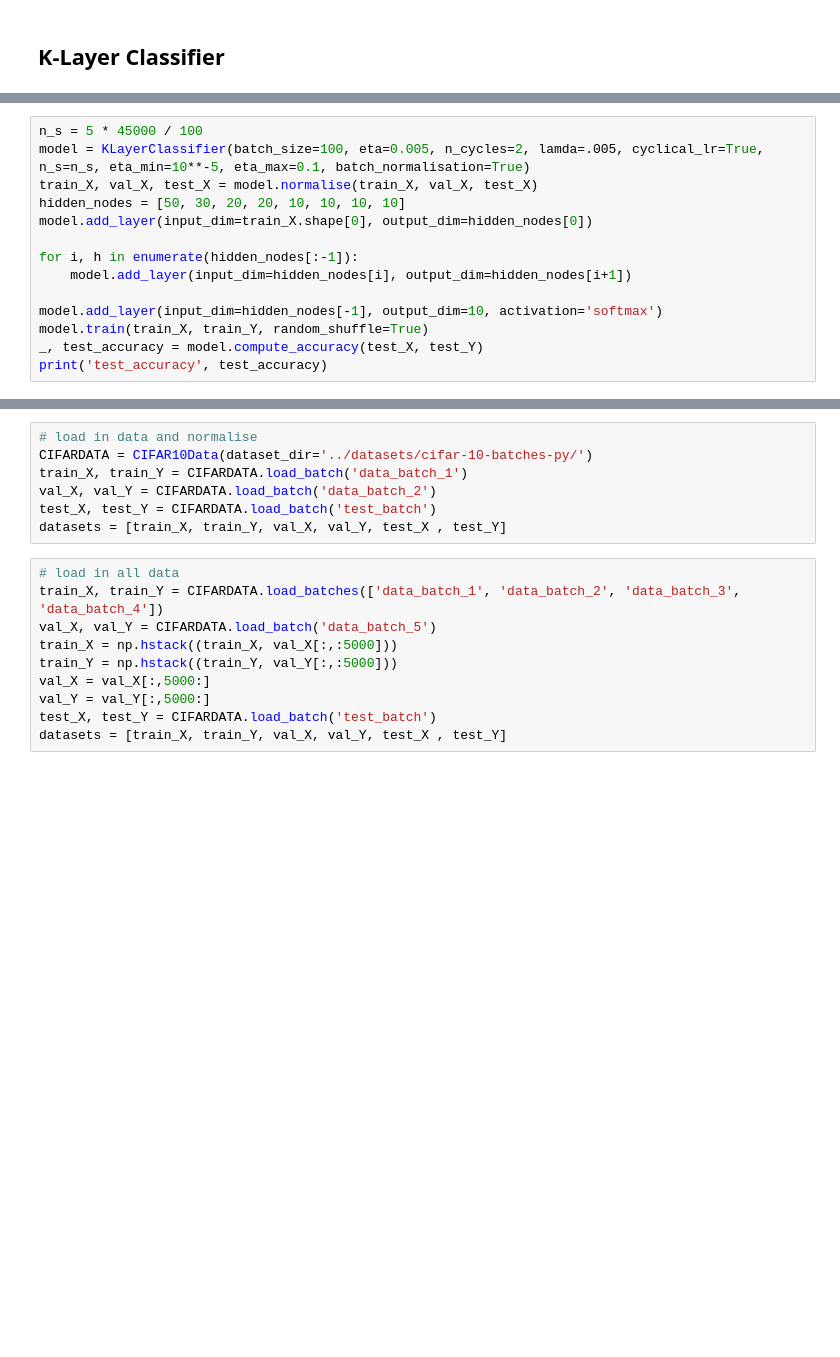
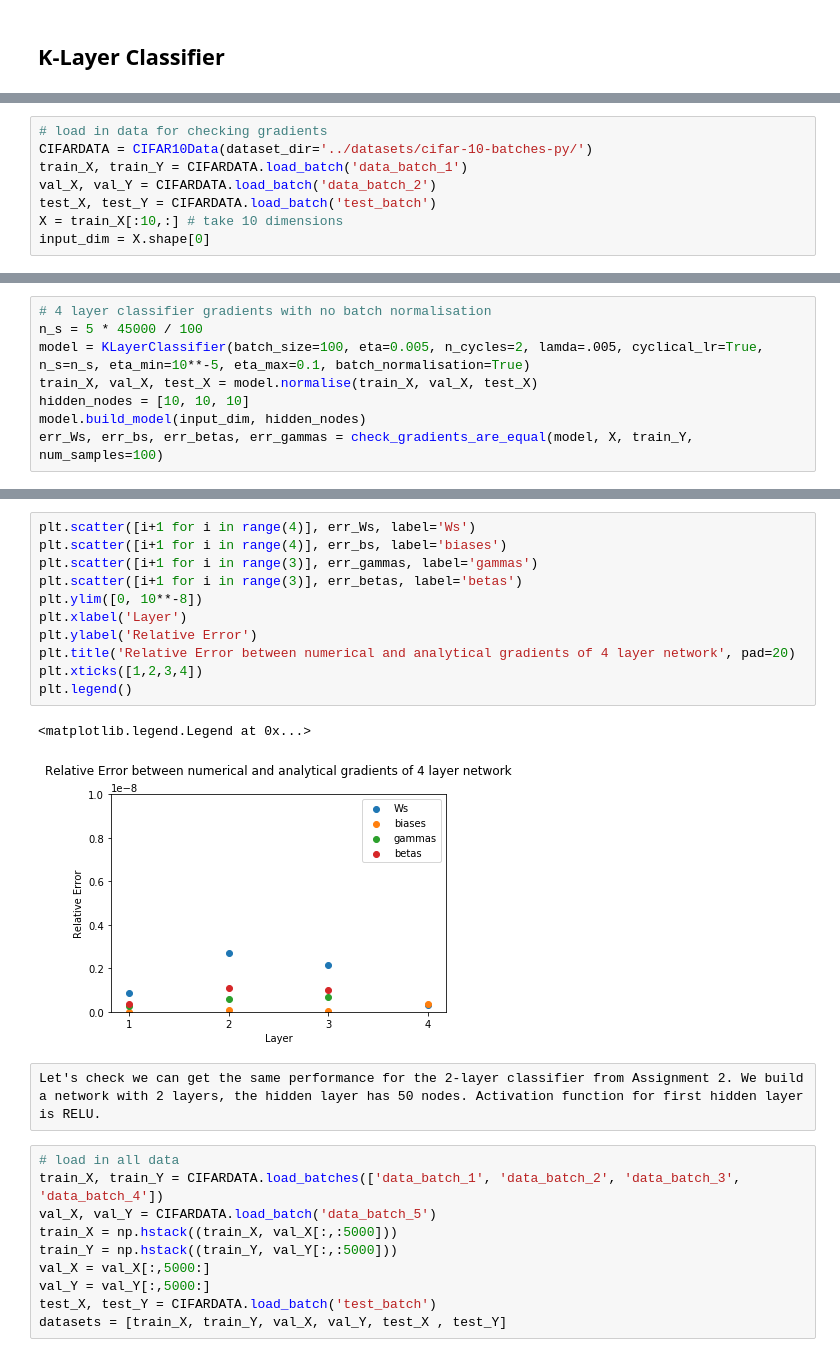
Before and after one commit to 09panesara/DD2424-Deep-Learning, a Jupyter notebook: Lab3/Lab3.ipynb, the cells around one changed output, grey strips where cells are left out. Drawn from its saved outputs; the diff is of its cells as text; blank space fills up the shorter version.

```diff
--- a/Lab3/Lab3.ipynb
+++ b/Lab3/Lab3.ipynb
@@ -369,0 +563,8 @@ class KLayerClassifier:
+# %%
+# load in data for checking gradients
+CIFARDATA = CIFAR10Data(dataset_dir='../datasets/cifar-10-batches-py/')
+train_X, train_Y = CIFARDATA.load_batch('data_batch_1')
+val_X, val_Y = CIFARDATA.load_batch('data_batch_2')
+test_X, test_Y = CIFARDATA.load_batch('test_batch')
+X = train_X[:10,:] # take 10 dimensions
+input_dim = X.shape[0]
@@ -370,15 +645,9 @@ class KLayerClassifier:
 # %%
+# 4 layer classifier gradients with no batch normalisation
 n_s = 5 * 45000 / 100
 model = KLayerClassifier(batch_size=100, eta=0.005, n_cycles=2, lamda=.005, cyclical_lr=True, n_s=n_s, eta_min=10**-5, eta_max=0.1, batch_normalisation=True)
 train_X, val_X, test_X = model.normalise(train_X, val_X, test_X)
-hidden_nodes = [50, 30, 20, 20, 10, 10, 10, 10]
-model.add_layer(input_dim=train_X.shape[0], output_dim=hidden_nodes[0])
-
-for i, h in enumerate(hidden_nodes[:-1]):
-    model.add_layer(input_dim=hidden_nodes[i], output_dim=hidden_nodes[i+1])
-
-model.add_layer(input_dim=hidden_nodes[-1], output_dim=10, activation='softmax')
-model.train(train_X, train_Y, random_shuffle=True)
-_, test_accuracy = model.compute_accuracy(test_X, test_Y)
-print('test_accuracy', test_accuracy)
+hidden_nodes = [10, 10, 10]
+model.build_model(input_dim, hidden_nodes)
+err_Ws, err_bs, err_betas, err_gammas = check_gradients_are_equal(model, X, train_Y, num_samples=100)
 # %% [output]
@@ -392,10 +671,19 @@ TypeError: '>=' not supported between instances of 'NoneType' and 'int'
-# %%
-# load in data and normalise
-CIFARDATA = CIFAR10Data(dataset_dir='../datasets/cifar-10-batches-py/')
-train_X, train_Y = CIFARDATA.load_batch('data_batch_1')
-val_X, val_Y = CIFARDATA.load_batch('data_batch_2')
-test_X, test_Y = CIFARDATA.load_batch('test_batch')
-datasets = [train_X, train_Y, val_X, val_Y, test_X , test_Y]
+# %%
+plt.scatter([i+1 for i in range(4)], err_Ws, label='Ws')
+plt.scatter([i+1 for i in range(4)], err_bs, label='biases')
+plt.scatter([i+1 for i in range(3)], err_gammas, label='gammas')
+plt.scatter([i+1 for i in range(3)], err_betas, label='betas')
+plt.ylim([0, 10**-8])
+plt.xlabel('Layer')
+plt.ylabel('Relative Error')
+plt.title('Relative Error between numerical and analytical gradients of 4 layer network', pad=20)
+plt.xticks([1,2,3,4])
+plt.legend()
+# %% [output]
+<matplotlib.legend.Legend at 0x...>
+[figure, added]
+# %% [raw]
+Let's check we can get the same performance for the 2-layer classifier from Assignment 2. We build a network with 2 layers, the hidden layer has 50 nodes. Activation function for first hidden layer is RELU.
 # %%
 # load in all data
 train_X, train_Y = CIFARDATA.load_batches(['data_batch_1', 'data_batch_2', 'data_batch_3', 'data_batch_4'])
```
Also changed, not shown: parts of 58 cells of this notebook, 4 other files.
